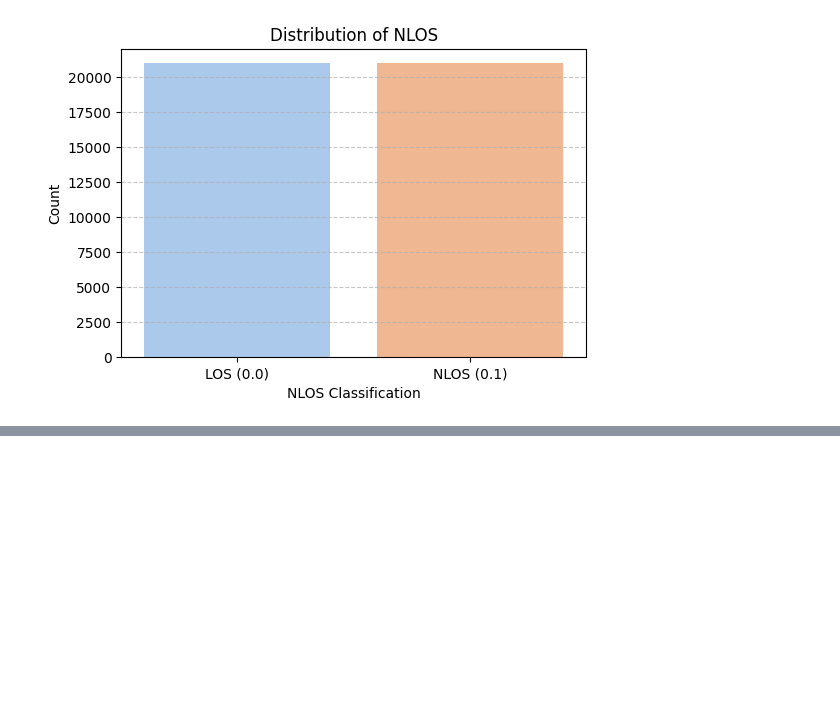
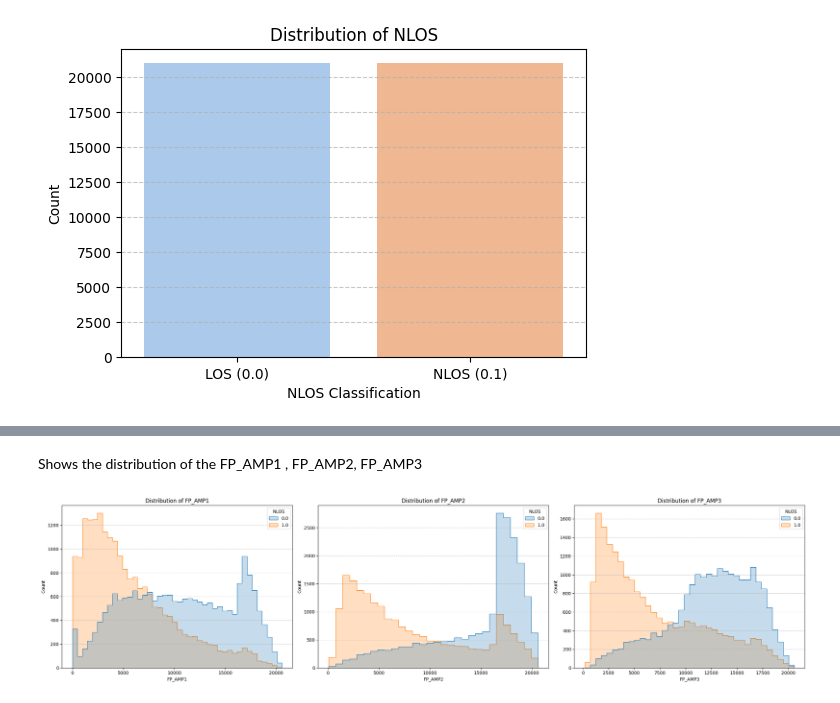
Before and after one commit to janaveniice/UoG-DA_Group17, a Jupyter notebook: los-nlos-model/model.ipynb, the cells around one changed output, grey strips where cells are left out. Drawn from its saved outputs; the diff is of its cells as text; code cells hidden in the pictures; blank space fills up the shorter version.

```diff
--- a/los-nlos-model/model.ipynb
+++ b/los-nlos-model/model.ipynb
@@ -149,0 +171,40 @@ Passing `palette` without assigning `hue` is deprecated and will be removed in v
+# %% [markdown]
+Shows the distribution of the FP_AMP1 , FP_AMP2, FP_AMP3
+# %%
+# Create a figure with 4 subplots (1 row, 4 columns)
+fig, axes = plt.subplots(1, 3, figsize=(24, 6))
+
+# Plot for FP_AMP1
+sns.histplot(
+    data=df_clean, x="FP_AMP1", hue="NLOS", kde=False, element="step", ax=axes[0]
+)
+axes[0].set_xlabel("FP_AMP1")
+axes[0].set_ylabel("Count")
+axes[0].set_title("Distribution of FP_AMP1")
+axes[0].grid(axis="y", linestyle="--", alpha=0.7)
+
+# Plot for FP_AMP2
+sns.histplot(
+    data=df_clean, x="FP_AMP2", hue="NLOS", kde=False, element="step", ax=axes[1]
+)
+axes[1].set_xlabel("FP_AMP2")
+axes[1].set_ylabel("Count")
+axes[1].set_title("Distribution of FP_AMP2")
+axes[1].grid(axis="y", linestyle="--", alpha=0.7)
+
+# Plot for FP_AMP3
+sns.histplot(
+    data=df_clean, x="FP_AMP3", hue="NLOS", kde=False, element="step", ax=axes[2]
+)
+axes[2].set_xlabel("FP_AMP3")
+axes[2].set_ylabel("Count")
+axes[2].set_title("Distribution of FP_AMP3")
+axes[2].grid(axis="y", linestyle="--", alpha=0.7)
+
+# Adjust layout for better spacing
+plt.tight_layout()
+
+# Show the combined plot
+plt.show()
+# %% [output]
+[figure, added]
```
Also changed, not shown: parts of 14 cells of this notebook.
